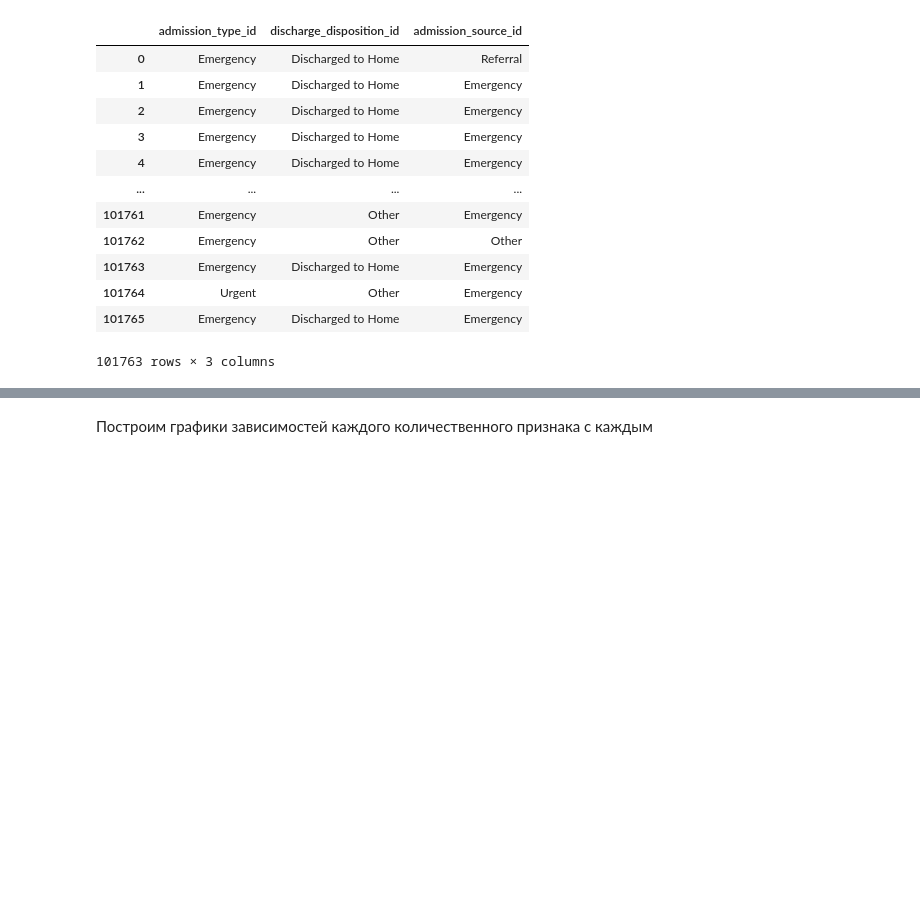
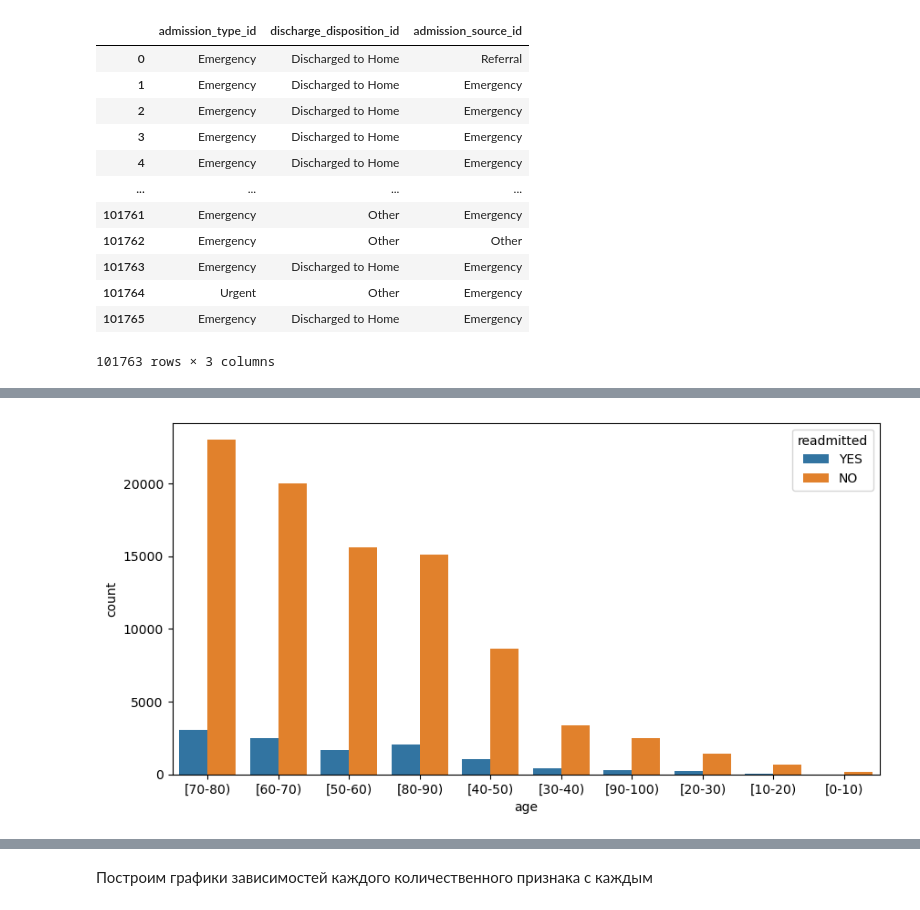
Before and after one commit to Falirchik/ML, a Jupyter notebook: practice .ipynb, the cells around one changed output, grey strips where cells are left out. Drawn from its saved outputs; the diff is of its cells as text; code cells hidden in the pictures; blank space fills up the shorter version.

```diff
--- a/practice .ipynb
+++ b/practice .ipynb
@@ -552,0 +554,6 @@ cat_data
+# %%
+plt.figure(figsize=(10, 5))
+sns.countplot(x='age', order=Y['age'].value_counts().index, hue='readmitted', data=Y)
+pass
+# %% [output]
+[figure, added]
```
Also changed, not shown: parts of 15 cells of this notebook.
